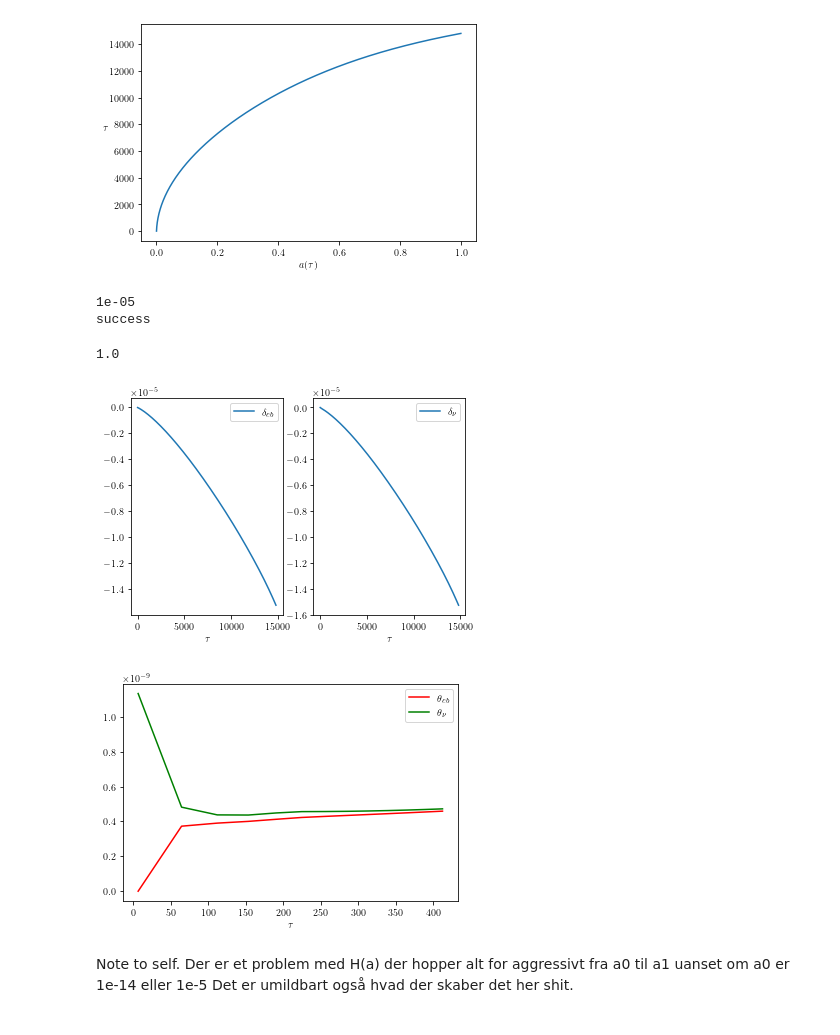
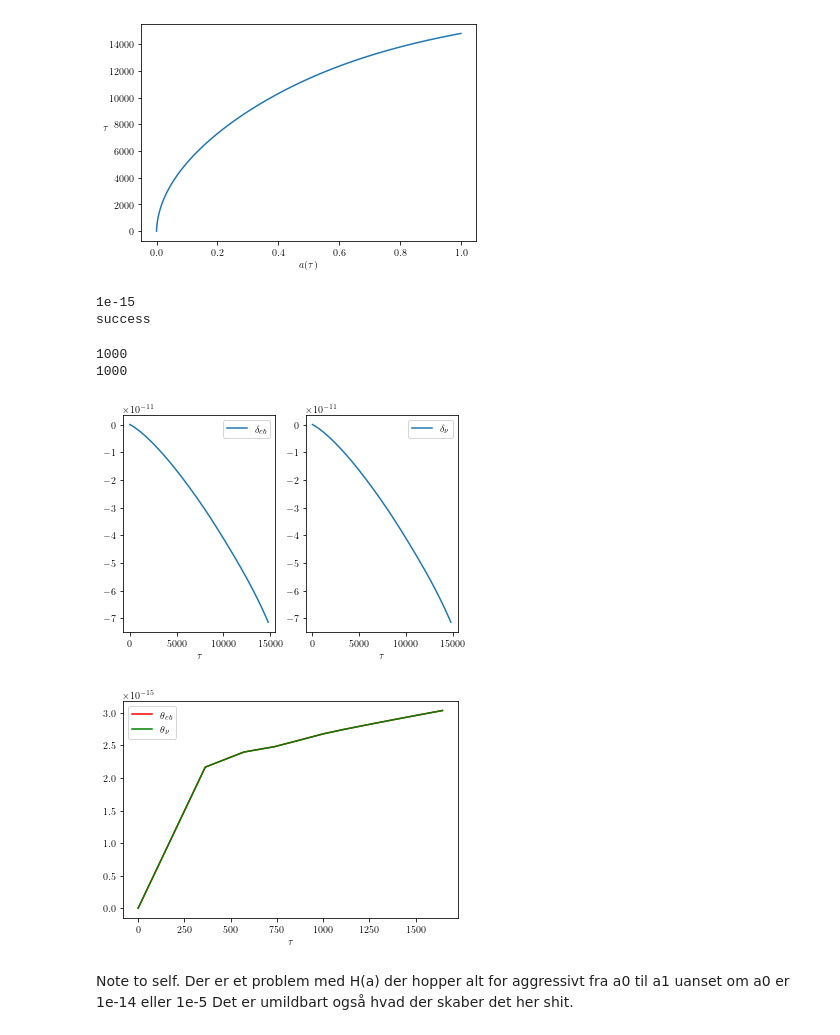
Before and after one commit to eriksteenberg/Grim-kode, a Jupyter notebook: Udregning af conformal time.ipynb, the cells around one changed output. Saved outputs shown, nothing was run; the diff lists cells and outputs as text; code cells hidden in the pictures.

```diff
--- a/Udregning af conformal time.ipynb
+++ b/Udregning af conformal time.ipynb
@@ -14,9 +14,9 @@ $a_0 = 10^{-14}$ til $a=1$
 # %%
 H0 = 70 / (3 * 1e5) # i 1/Mpc
 
-a0 = 1e-5
+a0 = 1e-15
 aend = 1
-steps = 10_000
+steps = 1_000
 Omega_lambda = 0.74 - 2 * 1e-5
 Omega_M = 0.26- 2 * 1e-5
 Omega_R = 4 * 1e-5
@@ -26,15 +26,17 @@ a = np.linspace(a0,aend,steps)
 def H(a):
     return H0 * np.sqrt(Omega_lambda + Omega_M /( a **3) + Omega_R /( a**4)) # a**3 *
 
-def f(t,y):
-    a_current = t
+def f(a,y):
+    #a = t
     tau = y[0]
-    d_tau = 1 / (a_current**2 * H(a_current))
+    d_tau = 1 / (a ** 2 * H(a))
     return np.array(d_tau)
 
 tau0 = 1/H0 * Omega_R ** (-0.5) * a0
 sol1 = sc.solve_ivp(f,t_span=[a0,aend],y0=[tau0],t_eval=a)
 
 tau =sol1.y[0]
-print(f"{tau=}")
+print(f"{tau[-1]=}")
+
+print(len(tau))
 # %% [output]
@@ -61,9 +53,9 @@ plt.show()
 # nu skal jeg bare have nogle start værdier
 
 H0 = 70 / (3*1e5) # i 1/Mpc
-cs = 135 * 3 * 1e-20 # det bud. jeg tog den værdi de havde angivet i artiklen og oversatte den til Mpc
+cs = 1350 * 3 * 1e-20 # det bud. jeg tog den værdi de havde angivet i artiklen og oversatte den til Mpc
 
-C = 1e0 # dimensionsløs faktor til startværdierne fra B&M.
+C = 1e1 # dimensionsløs faktor til startværdierne fra B&M.
 
 k = 1e-5
 N_nu = 3
@@ -82,6 +74,7 @@ t_end = tau[-1]
 t_span = np.array([t_start,t_end])
 
 def f(t,y):
+    # her er t tau
     a = y[0]
     if t == tau[0]:
         assert(k/ H(a) <1)
@@ -118,30 +111,30 @@ theta_ny = sol2.y[4]
 
 print("success")
 # %% [output]
-1e-05
+1e-15
 success
-# %%
-print(100000000000000000*1e-17)
-# %% [output]
-1.0
 # %%
-N = 10000
+# N = 10000
+print(len(tau))
+print(len(delta_cb))
 fig, axes = plt.subplots(nrows=1, ncols=2)
 axes[0].plot(tau,delta_cb,label=r"$\delta_{cb}$")
 axes[1].plot(tau,delta_ny,label=r"$\delta_{\nu}$")
 
 axes[0].set(xlabel=r"$\tau$")
 axes[1].set(xlabel=r"$\tau$")
 
 axes[0].legend(loc="upper right")
 axes[1].legend(loc="upper right")
 
 # Det er ikke overraskende at de er næsten identiske, da
 # k = 1e-8
 
 plt.show()
 # %% [output]
+1000
+1000
-[figure, old version]
+[figure, new version]
 # %%
 n = 13
 
@@ -153,7 +146,7 @@ plt.legend()
 
 plt.show()
 # %% [output]
-[figure, old version]
+[figure, new version]
 # %% [markdown]
 Note to self. Der er et problem med H(a) der hopper alt for aggressivt fra a0 til a1 uanset om a0 er 1e-14 eller 1e-5
 Det er umildbart også hvad der skaber det her shit.
```
Also changed, not shown: parts of 8 cells of this notebook.
